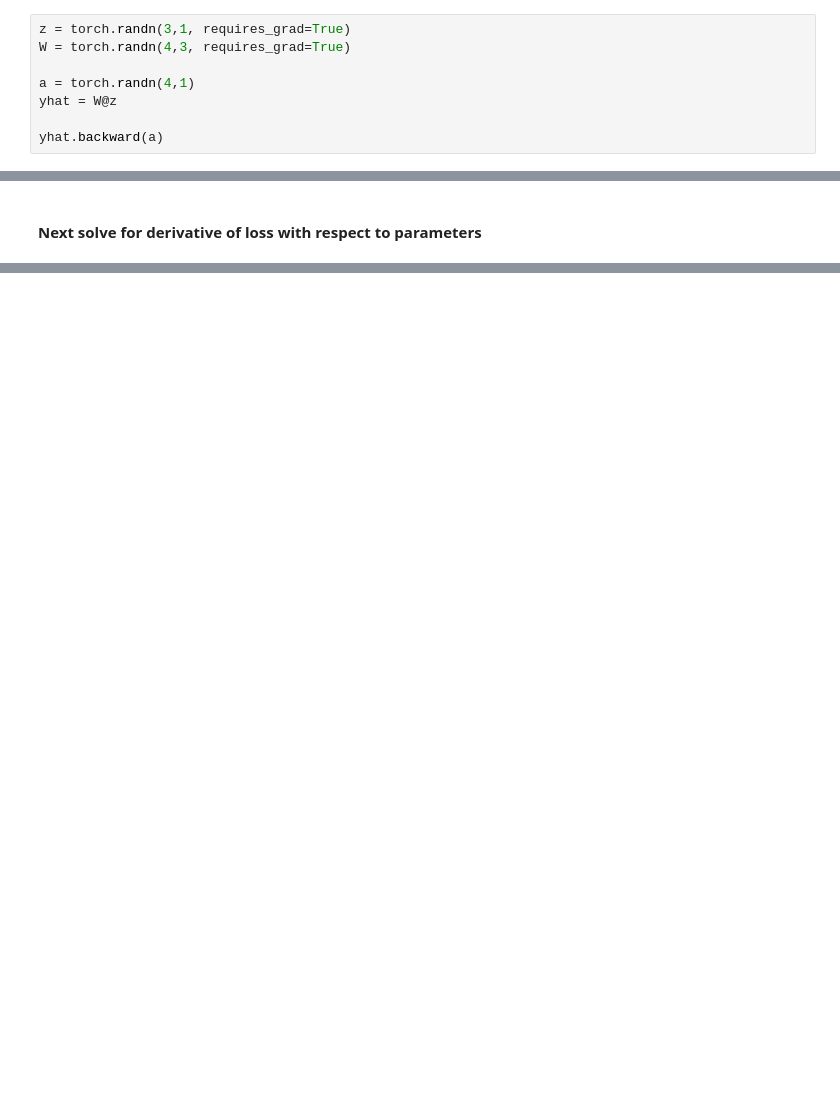
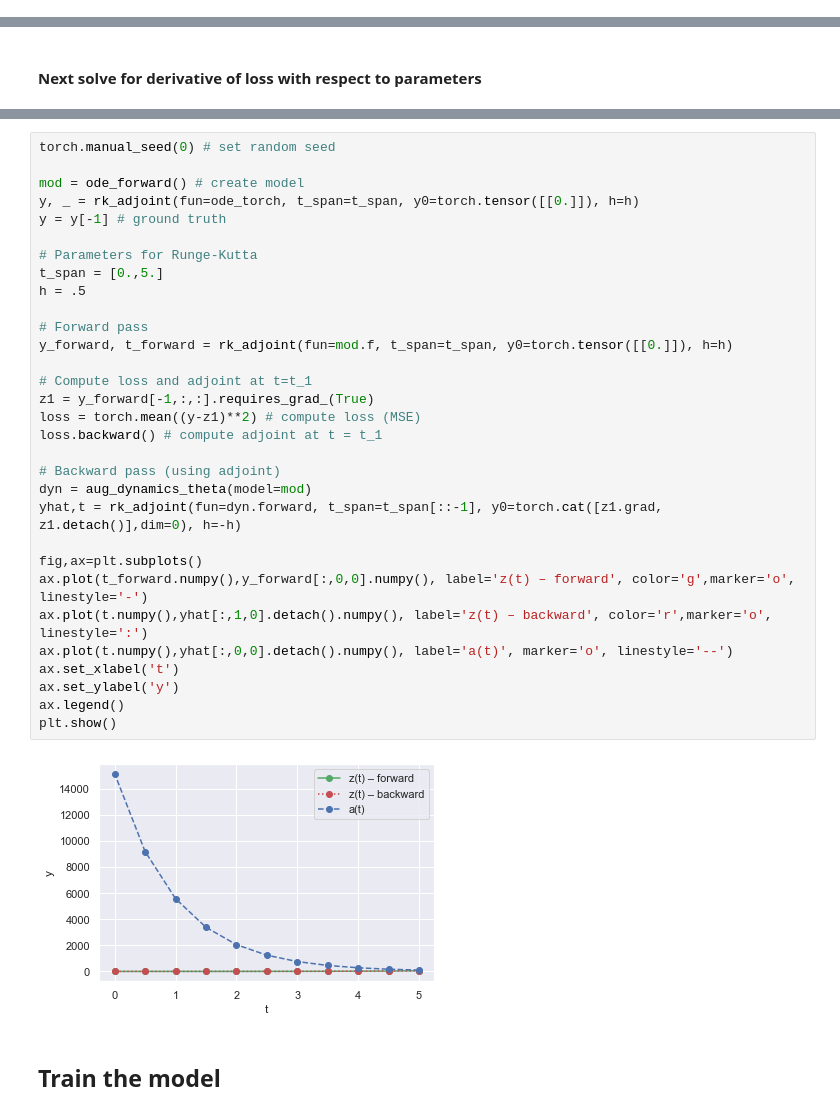
Before and after one commit to ktcarr/neural-ode, a Jupyter notebook: adjoint.ipynb, the cells around one changed output, grey strips where cells are left out. Drawn from its saved outputs; the diff is of its cells as text; blank space fills up the shorter version.

```diff
--- a/adjoint.ipynb
+++ b/adjoint.ipynb
@@ -120,8 +58,0 @@ class aug_dynamics():
-# %%
-z = torch.randn(3,1, requires_grad=True)
-W = torch.randn(4,3, requires_grad=True)
-
-a = torch.randn(4,1)
-yhat = W@z
-
-yhat.backward(a)
@@ -178,0 +261,35 @@ plt.show()
+# %%
+torch.manual_seed(0) # set random seed
+
+mod = ode_forward() # create model
+y, _ = rk_adjoint(fun=ode_torch, t_span=t_span, y0=torch.tensor([[0.]]), h=h)
+y = y[-1] # ground truth
+
+# Parameters for Runge-Kutta
+t_span = [0.,5.]
+h = .5
+
+# Forward pass
+y_forward, t_forward = rk_adjoint(fun=mod.f, t_span=t_span, y0=torch.tensor([[0.]]), h=h)
+
+# Compute loss and adjoint at t=t_1
+z1 = y_forward[-1,:,:].requires_grad_(True)
+loss = torch.mean((y-z1)**2) # compute loss (MSE)
+loss.backward() # compute adjoint at t = t_1
+
+# Backward pass (using adjoint)
+dyn = aug_dynamics_theta(model=mod)
+yhat,t = rk_adjoint(fun=dyn.forward, t_span=t_span[::-1], y0=torch.cat([z1.grad, z1.detach()],dim=0), h=-h)
+
+fig,ax=plt.subplots()
+ax.plot(t_forward.numpy(),y_forward[:,0,0].numpy(), label='z(t) – forward', color='g',marker='o', linestyle='-')
+ax.plot(t.numpy(),yhat[:,1,0].detach().numpy(), label='z(t) – backward', color='r',marker='o', linestyle=':')
+ax.plot(t.numpy(),yhat[:,0,0].detach().numpy(), label='a(t)', marker='o', linestyle='--')
+ax.set_xlabel('t')
+ax.set_ylabel('y')
+ax.legend()
+plt.show()
+# %% [output]
+[figure, added]
+# %% [markdown]
+## Train the model
```
Also changed, not shown: parts of 27 cells of this notebook.
